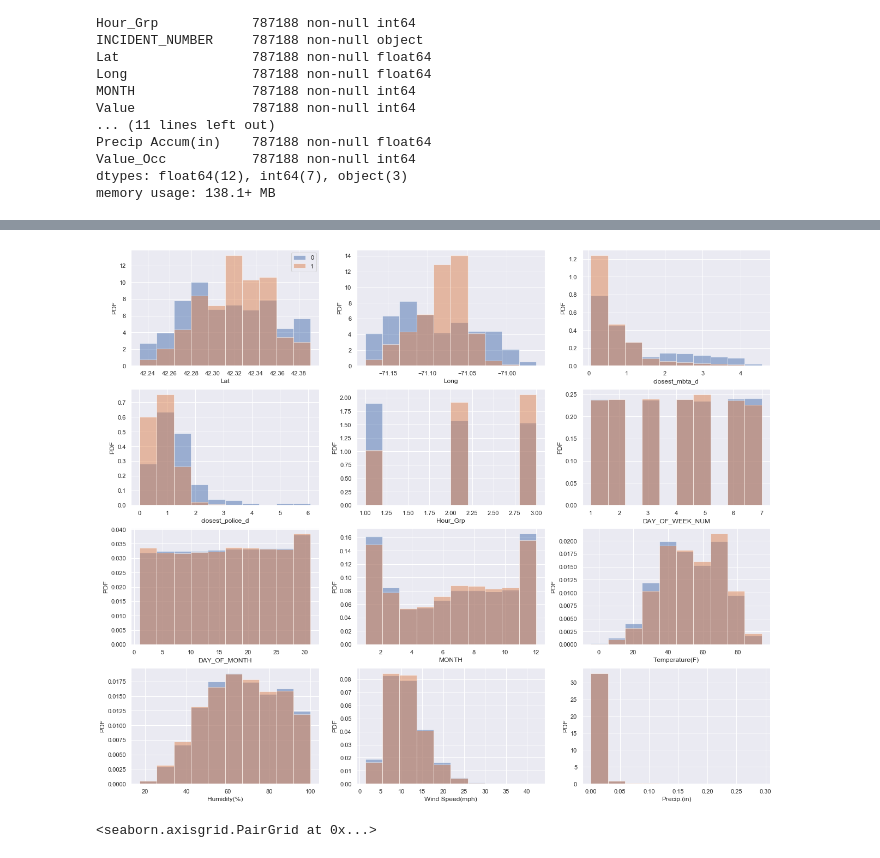
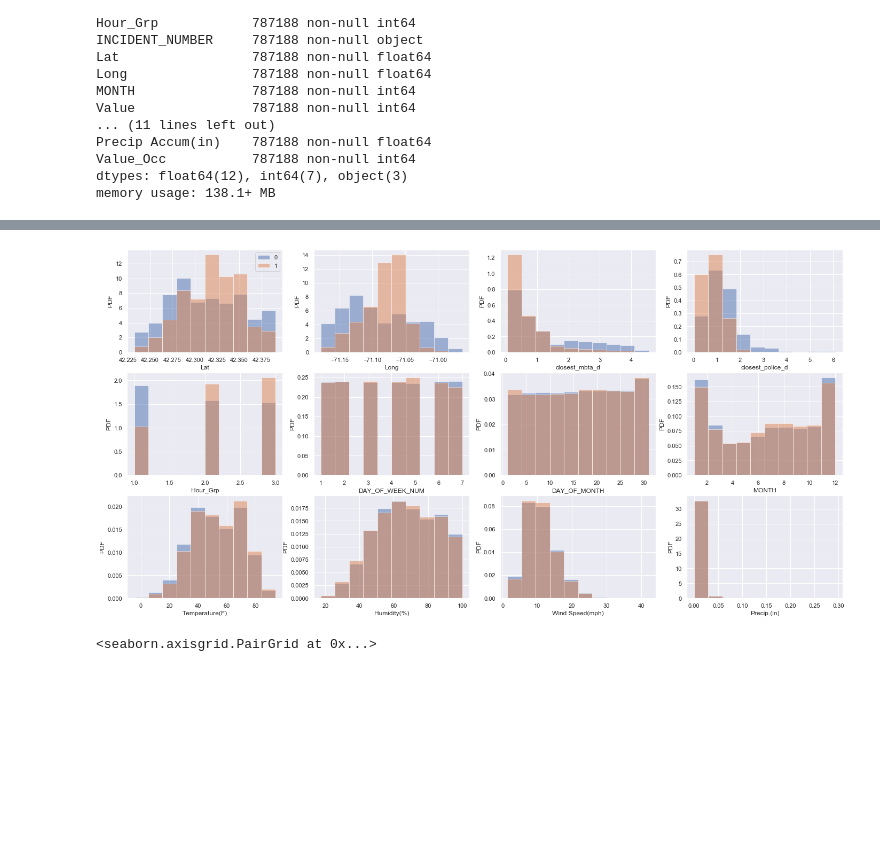
Before and after one commit to ahortian/insight_project, a Jupyter notebook: 05_EDA.ipynb, the cells around one changed output, grey strips where cells are left out. Saved outputs shown, nothing was run; the diff lists cells and outputs as text; code cells hidden in the pictures; blank space fills up the shorter version.

```diff
--- a/05_EDA.ipynb
+++ b/05_EDA.ipynb
@@ -91,14 +91,14 @@ def plot_norm_hist_sig_bgd(df_train, col_name):
 # %%
 features = ['Lat', 'Long', 'closest_mbta_d', 'closest_police_d', 'Hour_Grp',
             'DAY_OF_WEEK_NUM', 'DAY_OF_MONTH', 'MONTH',
             'Temperature(F)', 'Humidity(%)', 'Wind Speed(mph)', 'Precip.(in)']
 
-_ = plt.figure(figsize = (21, 18))
+_ = plt.figure(figsize = (24, 12))
 for i, fea in enumerate(features):
-    _ = plt.subplot(4,3,i+1)
+    _ = plt.subplot(3,4,i+1)
     _ = plot_norm_hist_sig_bgd(df_train, fea)
 # %% [output]
-[figure, old version]
+[figure, new version]
 # %%
 sns.pairplot(df_train[features[:3]])
 # %% [output]
```
Also changed, not shown: parts of 1 cell of this notebook, 2 other files.
